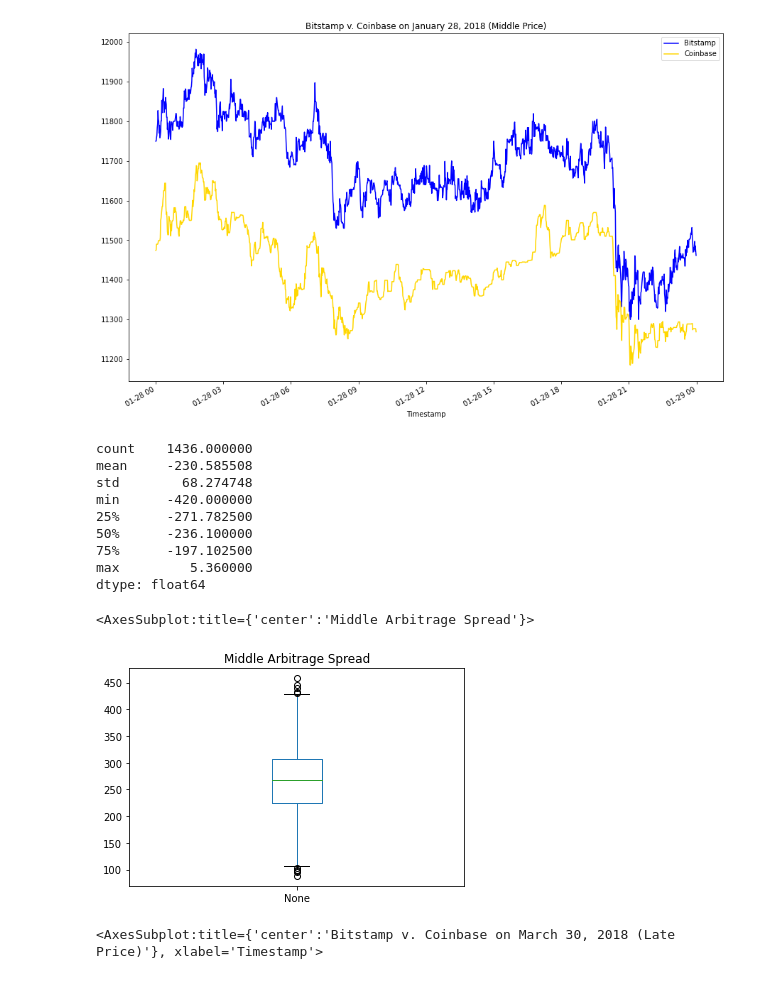
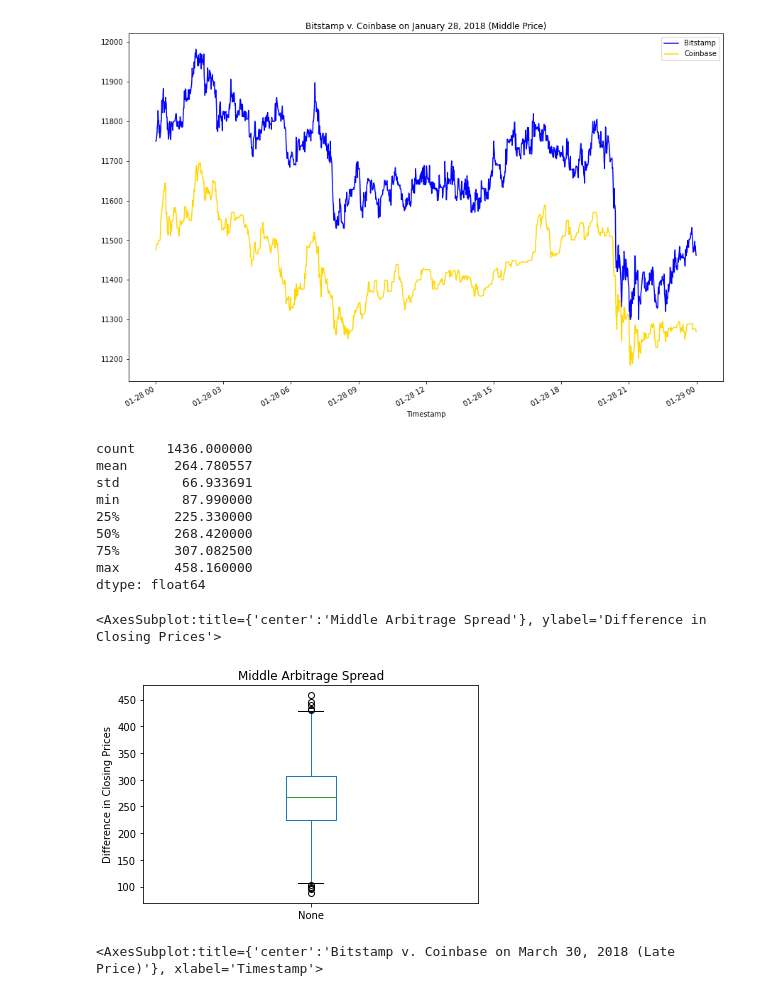
Before and after one commit to ccroft6/Crypto_Arbitrage, a Jupyter notebook: crypto_arbitrage.ipynb, the cells around one changed output. Saved outputs shown, nothing was run; the diff lists cells and outputs as text; code cells hidden in the pictures.

Commit message:
Calculated the arbitrage profits

```diff
--- a/crypto_arbitrage.ipynb
+++ b/crypto_arbitrage.ipynb
@@ -511,27 +512,26 @@ coinbase_df.loc["2018-01-28", "Close"].plot(
 # %%
 # Using the date in the middle that you have selected, calculate the arbitrage spread
 # by subtracting the bitstamp lower closing prices from the coinbase higher closing prices
-arbitrage_spread_middle = coinbase_df["2018-01-28"]["High"] - bitstamp_df["2018-01-28"]["Low"]
-
+arbitrage_spread_middle = bitstamp_df["2018-01-28"]["High"] - coinbase_df["2018-01-28"]["Low"]
 
 # Generate summary statistics
 arbitrage_spread_middle.describe()
 # %% [output]
 count    1436.000000
-mean     -230.585508
-std        68.274748
-min      -420.000000
-25%      -271.782500
-50%      -236.100000
-75%      -197.102500
-max         5.360000
+mean      264.780557
+std        66.933691
+min        87.990000
+25%       225.330000
+50%       268.420000
+75%       307.082500
+max       458.160000
 dtype: float64
 # %%
 # Visualize the arbitrage spread from the middle of the dataset in a box plot
-arbitrage_spread_middle.plot(kind="box", title="Middle Arbitrage Spread")
+arbitrage_spread_middle.plot(kind="box", title="Middle Arbitrage Spread", ylabel="Difference in Closing Prices")
 # %% [output]
-<AxesSubplot:title={'center':'Middle Arbitrage Spread'}>
+<AxesSubplot:title={'center':'Middle Arbitrage Spread'}, ylabel='Difference in Closing Prices'>
-[figure, old version]
+[figure, new version]
 # %%
 # Create an overlay plot that visualizes the two dataframes over a period of one day from late in the dataset.
 # Be sure that the plots include the parameters `legend`, `figsize`, `title`, `color` and `label`
```
Also changed, not shown: parts of 22 cells of this notebook.
